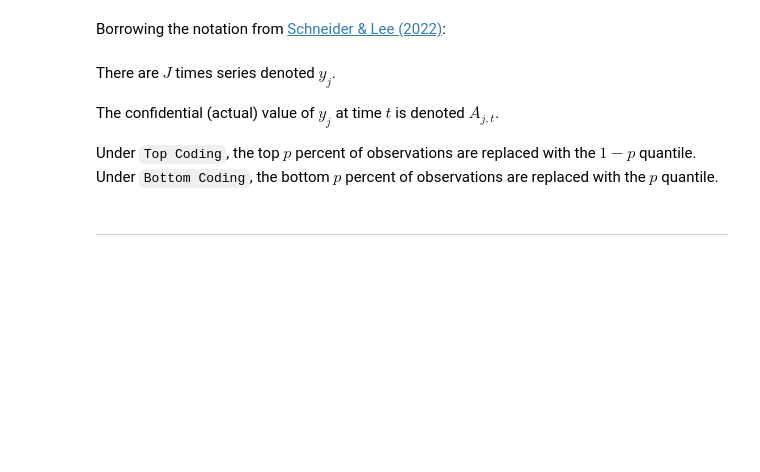
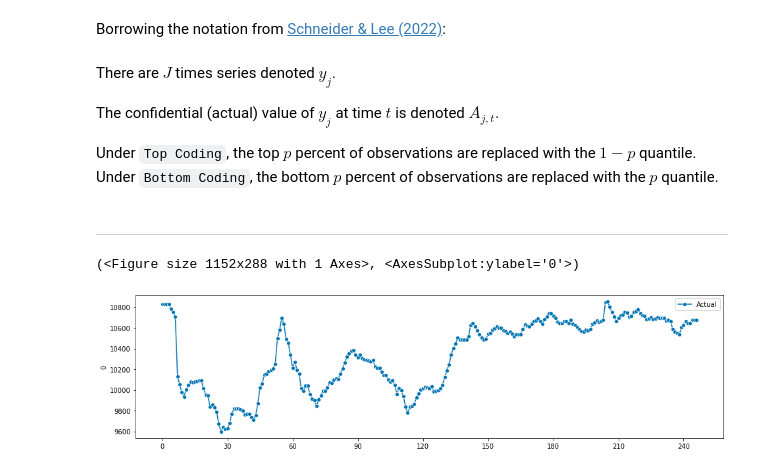
Before and after one commit to cdbale/Privacy-and-Forecasting-Empirical, a Jupyter notebook: Code/Exploratory/Protection Methods/Top_and_Bottom_Coding.ipynb, the cells around one changed output. Cells and saved outputs as stored; diff of their text form; code cells hidden in the pictures; blank space fills up the shorter version.

Commit message:
add top and bottom coding

```diff
--- a/Code/Exploratory/Protection Methods/Top_and_Bottom_Coding.ipynb
+++ b/Code/Exploratory/Protection Methods/Top_and_Bottom_Coding.ipynb
@@ -31,8 +25,28 @@ y_bc = np.array([i if i > q else q for i in y])
 # %%
-def coding_protection(series, coding_type, percent_protected):
+def coding_protection(sensitive_series, coding_type, percent_protected):
+    """
+    Performs top or bottom coding on a sensitive time series, returns the protected series.
+
+    :param sensitive_series: confidential time series
+    :param coding_type: whether to perform "Top" or "Bottom" coding
+    :param percent_protected: the percentage of top or bottom observations to protect
+    :return: protected series
+    """
     if coding_type=="Bottom":
-        q = np.quantile(series, q=percent_protected)
-        series_bc = [i if i > q else q for i in series]
+        q = np.quantile(sensitive_series, q=percent_protected)
+        series_bc = np.array([i if i > q else q for i in sensitive_series])
     elif coding_type=="Top":
-        q = np.quantile(series, q=1-percent_protected)
-        series_bc = [i if i < q else q for i in series]
+        q = np.quantile(sensitive_series, q=1-percent_protected)
+        series_bc = np.array([i if i < q else q for i in sensitive_series])
+    return series_bc
+# %%
+Y_tc = np.apply_along_axis(func1d=coding_protection, axis=1, arr=Y, coding_type="Top", percent_protected=0.10)
+# %%
+Y_bc = np.apply_along_axis(func1d=coding_protection, axis=1, arr=Y, coding_type="Bottom", percent_protected=0.10)
+# %%
+Y_tc, Y_bc, Y = pd.DataFrame(Y_tc), pd.DataFrame(Y_bc), pd.DataFrame(Y)
+# %%
+plot_series(Y.iloc[0,:], labels=["Actual"])
+# %% [output]
+(<Figure size 1152x288 with 1 Axes>, <AxesSubplot:ylabel='0'>)
+[figure, added]
```
Also changed, not shown: parts of 6 cells of this notebook.
